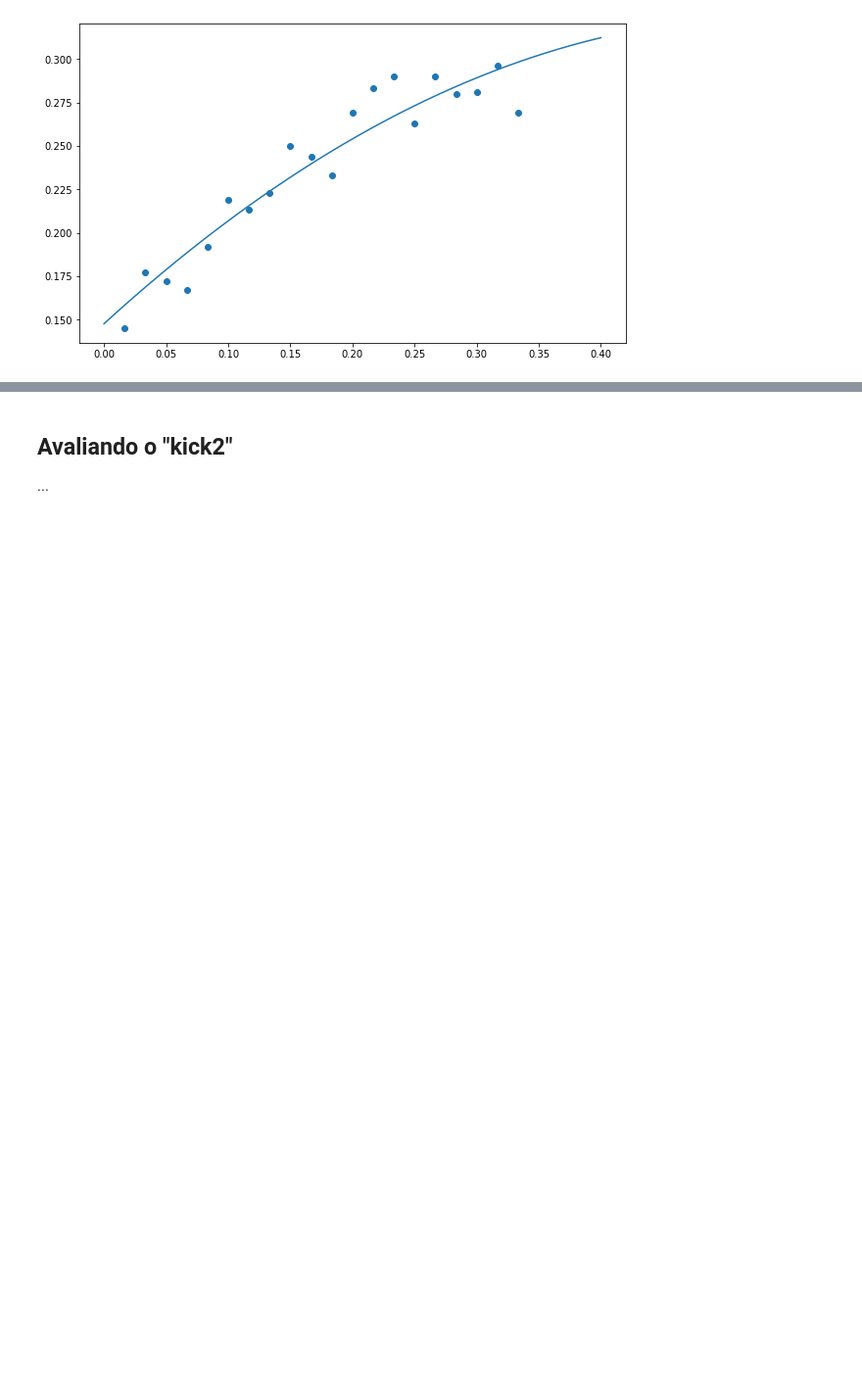
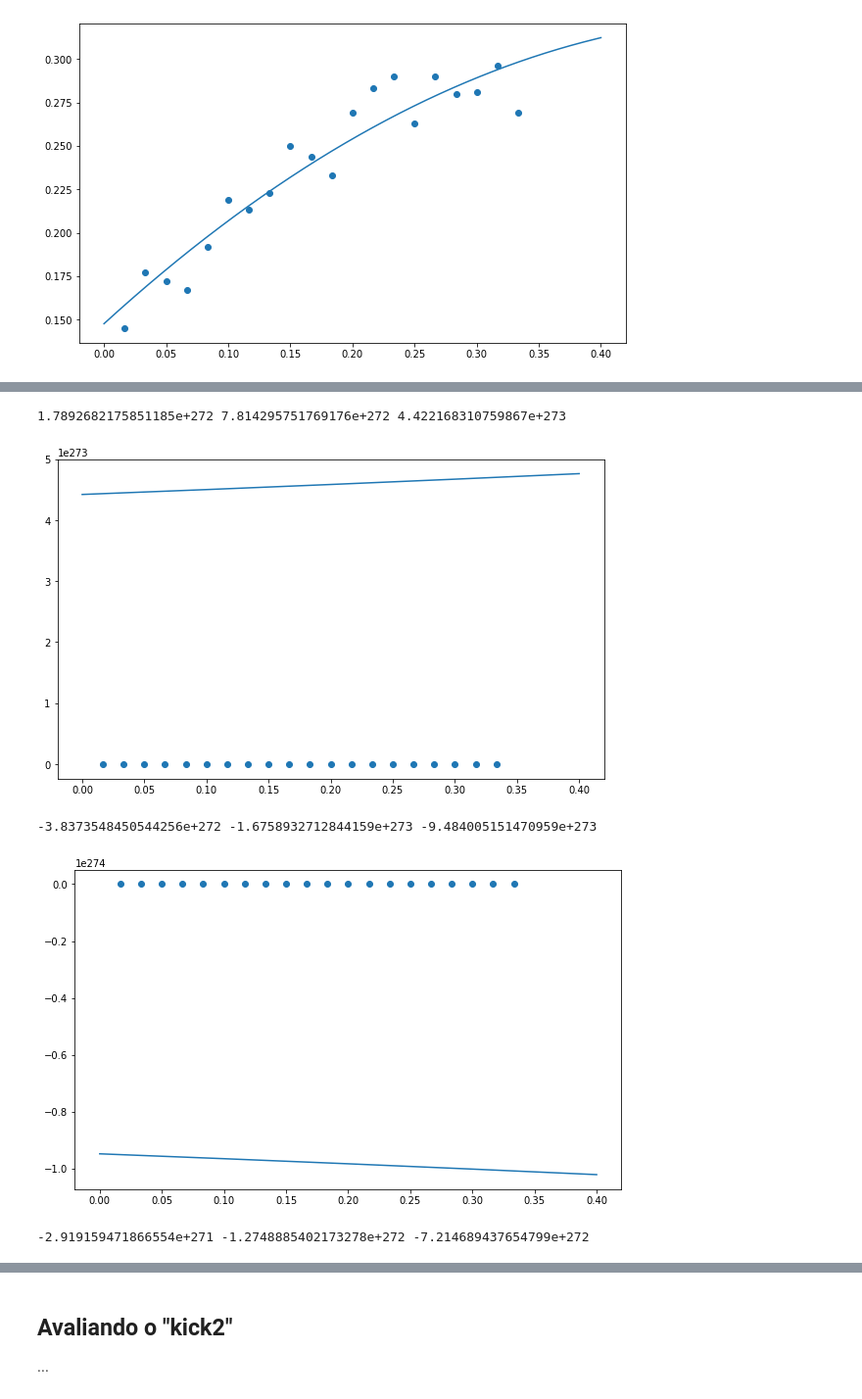
Before and after one commit to natanbcpc/supervised-learning, a Jupyter notebook: Project 2.ipynb, the cells around one changed output, grey strips where cells are left out. Shown at 98% size. Drawn from its saved outputs; the diff is of its cells as text; code cells hidden in the pictures; blank space fills up the shorter version.

```diff
--- a/Project 2.ipynb
+++ b/Project 2.ipynb
@@ -166,0 +214,18 @@ plotRegressionLineG2(a3, b3, c3, Z1, T)
+# %%
+a1, b1, c1 = gradientDescendantG2(0, 0, 0, 2, 10000, X1, T)
+print(a1, b1, c1)
+plotRegressionLineG2(a1, b1, c1, X1, T)
+
+a2, b2, c2 = gradientDescendantG2(0, 0, 0, 2, 10000, Y1, T)
+print(a2, b2, c2)
+plotRegressionLineG2(a2, b2, c2, Y1, T)
+
+a3, b3, c3 = gradientDescendantG2(0, 0, 0, 2, 10000, Z1, T)
+print(a3, b3, c3)
+plotRegressionLineG2(a3, b3, c3, Z1, T)
+# %% [output]
+1.7892682175851185e+272 7.814295751769176e+272 4.422168310759867e+273
+[figure, added]
+-3.8373548450544256e+272 -1.6758932712844159e+273 -9.484005151470959e+273
+[figure, added]
+-2.919159471866554e+271 -1.2748885402173278e+272 -7.214689437654799e+272
```
Also changed, not shown: parts of 16 cells of this notebook.
